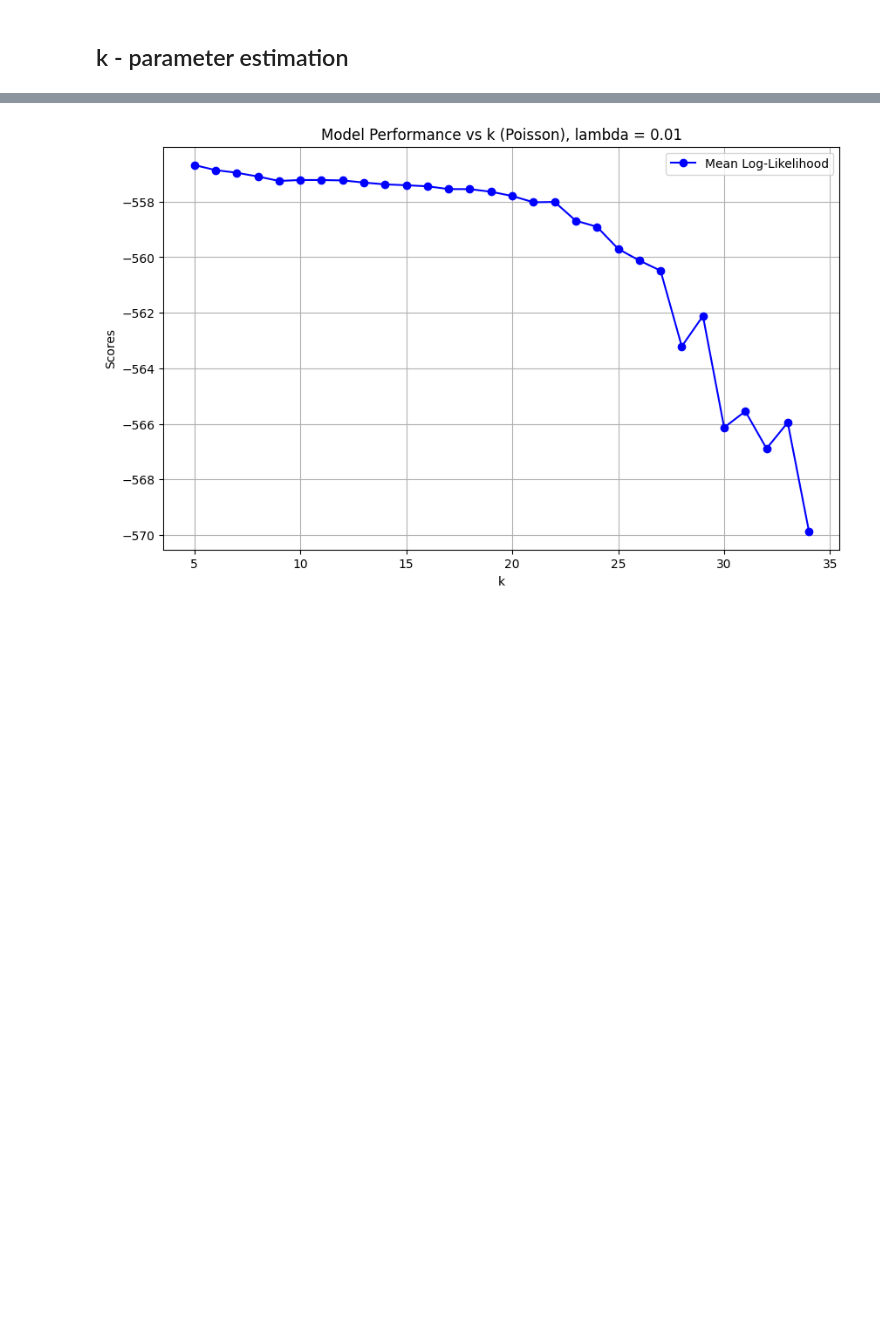
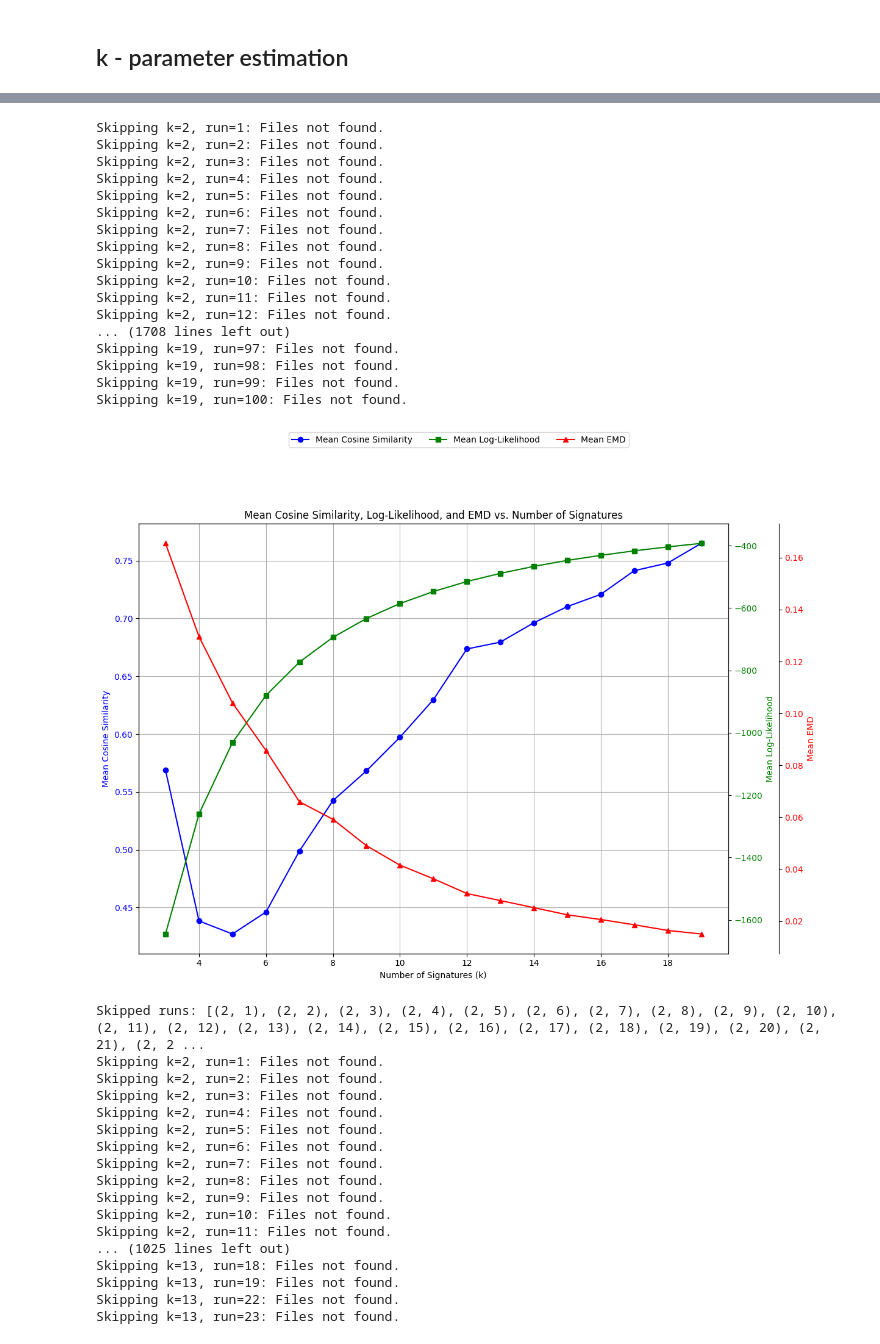
Before and after one commit to Jolijn2020/Mutational_Signatures, a Jupyter notebook: plotresults.ipynb, the cells around one changed output, grey strips where cells are left out. Cells and saved outputs as stored; diff of their text form; code cells hidden in the pictures; blank space fills up the shorter version.

```diff
--- a/plotresults.ipynb
+++ b/plotresults.ipynb
@@ -92,13 +9,0 @@ def perform_matrix_analysis_bic_poisson(
-# %%
-M_path = 'simulated_data/s_15_n_0.06_GRCh37_17b_86_98_39_22a_43_17a_13_54_33_21_59_60_87_37.csv'
-decomposed_matrices_folder = 'decomposed_matrices_s_15_n_0.06'
-iterations = 100
-k_values = range(6, 21)
-
-results = perform_matrix_analysis_bic_poisson(
-    M_path=M_path,
-    decomposed_matrices_folder=decomposed_matrices_folder,
-    iterations=100,
-    k_values=range(5, 23),
-    verbose=False,
-)
@@ -107,12 +9,0 @@ results = perform_matrix_analysis_bic_poisson(
-# %%
-M_path = 'simulated_data/s_8_n_0.04_GRCh37_17b_86_98_39_22a_43_17a_13.csv'
-decomposed_matrices_folder = 'decomposed_matrices_s_8_n_0.04'
-iterations = 100
-k_values = range(6, 21)
-results = perform_matrix_analysis_bic_poisson(
-    M_path=M_path,
-    decomposed_matrices_folder=decomposed_matrices_folder,
-    iterations=80,
-    k_values=range(2, 30),
-    verbose=False,
-)
@@ -121,12 +9,0 @@ results = perform_matrix_analysis_bic_poisson(
-# %%
-
-
-results = perform_matrix_analysis_bic_poisson(
-    M_path='simulated_data/s_25_n_0.04_GRCh37_17b_86_98_39_22a_43_17a_13_54_33_21_59_60_87_37_96_28_55_99_26_3_1_12_93_22b.csv',
-    decomposed_matrices_folder='decomposed_matrices_s_25_n_0.06',
-    iterations=100,
-    k_values=range(5, 35),
-    verbose=False
-)
-# %% [output]
-[figure, removed]
@@ -132,0 +103,42 @@ results = perform_matrix_analysis_bic_poisson(
+# %%
+# Run the analysis
+for i in range(1, 8):
+    M_path = f'simulated_data/experiment_noise_1/data_v{i}_GRCh37_4_6_7a_9_18.csv'
+    decomposed_matrices_folder = f'signature_matrices_passing_v{i}'
+    perform_matrix_analysis_combined_plot(M_path, decomposed_matrices_folder, iterations=100, k_values=range(2, 20), verbose=True)
+# %% [output]
+Skipping k=2, run=1: Files not found.
+Skipping k=2, run=2: Files not found.
+Skipping k=2, run=3: Files not found.
+Skipping k=2, run=4: Files not found.
+Skipping k=2, run=5: Files not found.
+Skipping k=2, run=6: Files not found.
+Skipping k=2, run=7: Files not found.
+Skipping k=2, run=8: Files not found.
+Skipping k=2, run=9: Files not found.
+Skipping k=2, run=10: Files not found.
+Skipping k=2, run=11: Files not found.
+Skipping k=2, run=12: Files not found.
+... (1708 lines left out)
+Skipping k=19, run=97: Files not found.
+Skipping k=19, run=98: Files not found.
+Skipping k=19, run=99: Files not found.
+Skipping k=19, run=100: Files not found.
+[figure, added]
+Skipped runs: [(2, 1), (2, 2), (2, 3), (2, 4), (2, 5), (2, 6), (2, 7), (2, 8), (2, 9), (2, 10), (2, 11), (2, 12), (2, 13), (2, 14), (2, 15), (2, 16), (2, 17), (2, 18), (2, 19), (2, 20), (2, 21), (2, 2 ...
+Skipping k=2, run=1: Files not found.
+Skipping k=2, run=2: Files not found.
+Skipping k=2, run=3: Files not found.
+Skipping k=2, run=4: Files not found.
+Skipping k=2, run=5: Files not found.
+Skipping k=2, run=6: Files not found.
+Skipping k=2, run=7: Files not found.
+Skipping k=2, run=8: Files not found.
+Skipping k=2, run=9: Files not found.
+Skipping k=2, run=10: Files not found.
+Skipping k=2, run=11: Files not found.
+... (1025 lines left out)
+Skipping k=13, run=18: Files not found.
+Skipping k=13, run=19: Files not found.
+Skipping k=13, run=22: Files not found.
+Skipping k=13, run=23: Files not found.
```
Also changed, not shown: parts of 7 cells of this notebook.
